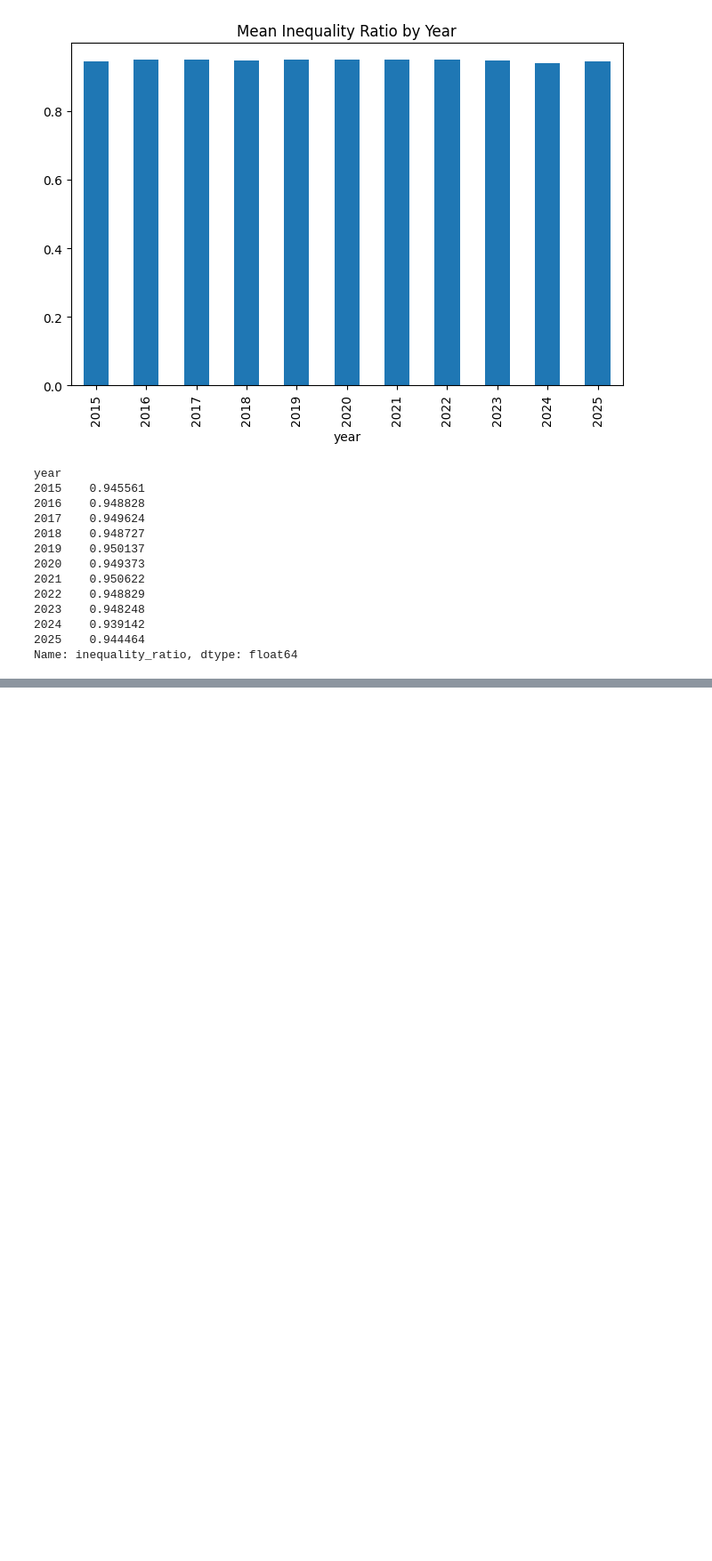
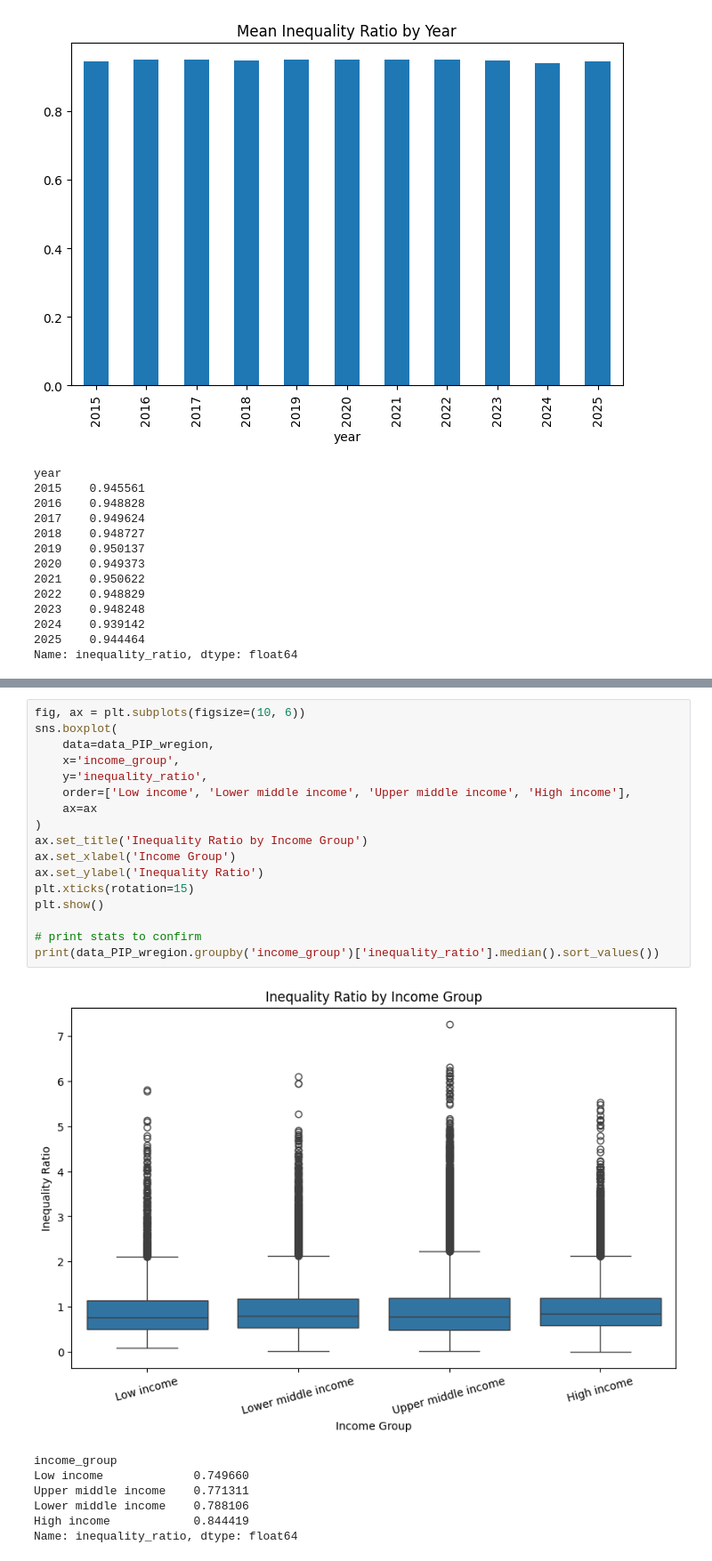
Before and after one commit to Nerneri/World_bank_PIP_analysis, a Jupyter notebook: Poverty_And_Inequality_Platform_(PIP).ipynb, the cells around one changed output, grey strips where cells are left out. Shown at 89% size. Drawn from its saved outputs; the diff is of its cells as text; blank space fills up the shorter version.

```diff
--- a/Poverty_And_Inequality_Platform_(PIP).ipynb
+++ b/Poverty_And_Inequality_Platform_(PIP).ipynb
@@ -628,0 +646,25 @@ Name: inequality_ratio, dtype: float64
+# %%
+fig, ax = plt.subplots(figsize=(10, 6))
+sns.boxplot(
+    data=data_PIP_wregion,
+    x='income_group',
+    y='inequality_ratio',
+    order=['Low income', 'Lower middle income', 'Upper middle income', 'High income'],
+    ax=ax
+)
+ax.set_title('Inequality Ratio by Income Group')
+ax.set_xlabel('Income Group')
+ax.set_ylabel('Inequality Ratio')
+plt.xticks(rotation=15)
+plt.show()
+
+# print stats to confirm
+print(data_PIP_wregion.groupby('income_group')['inequality_ratio'].median().sort_values())
+# %% [output]
+[figure, added]
+income_group
+Low income             0.749660
+Upper middle income    0.771311
+Lower middle income    0.788106
+High income            0.844419
+Name: inequality_ratio, dtype: float64
```
Also changed, not shown: parts of 16 cells of this notebook.
